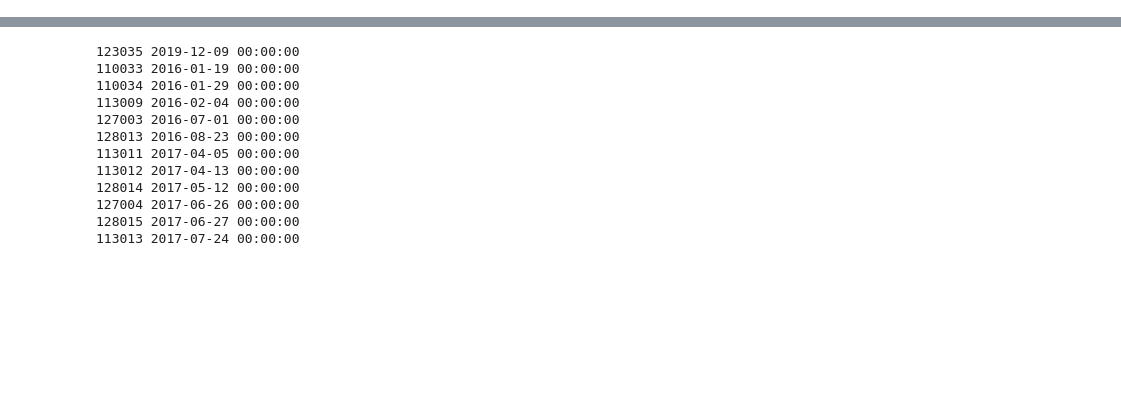
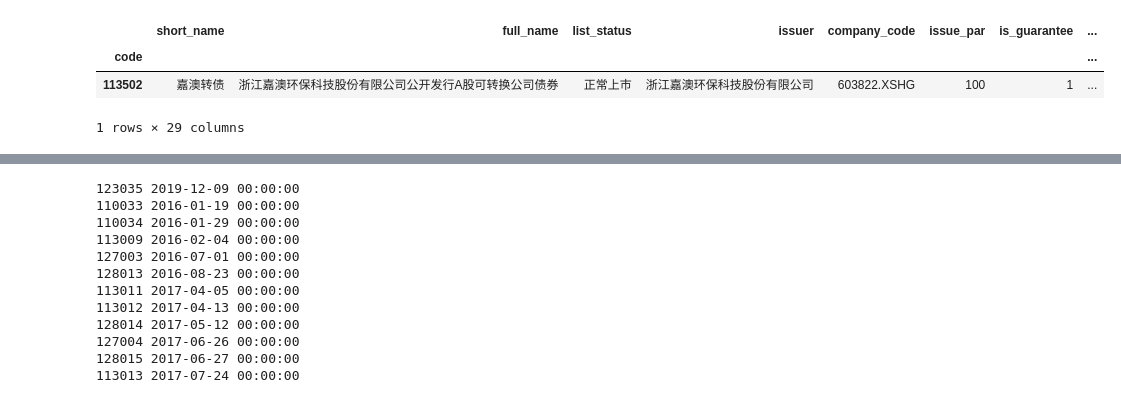
Before and after one commit to qianyun210603/backtrader, a Jupyter notebook: jupyter/test_backtrader1.ipynb, the cells around one changed output, grey strips where cells are left out. Saved outputs shown, nothing was run; the diff lists cells and outputs as text; code cells hidden in the pictures; blank space fills up the shorter version.

```diff
--- a/jupyter/test_backtrader1.ipynb
+++ b/jupyter/test_backtrader1.ipynb
@@ -12,0 +64,7 @@ all_data = {code: pd.read_csv(os.path.join(data_folder, "{}.csv".format(code)),
+# %%
+info_df2[info_df2.interest_date.isna()]
+# %% [output]
+|  | short_name | full_name | list_status | issuer | company_code | issue_par | is_guarantee | ... |
+| code |  |  |  |  |  |  |  | ... |
+| 113502 | 嘉澳转债 | 浙江嘉澳环保科技股份有限公司公开发行A股可转换公司债券 | 正常上市 | 浙江嘉澳环保科技股份有限公司 | 603822.XSHG | 100 | 1 | ... |
+1 rows × 29 columns
```
Also changed, not shown: parts of 27 cells of this notebook, 6 other files.
